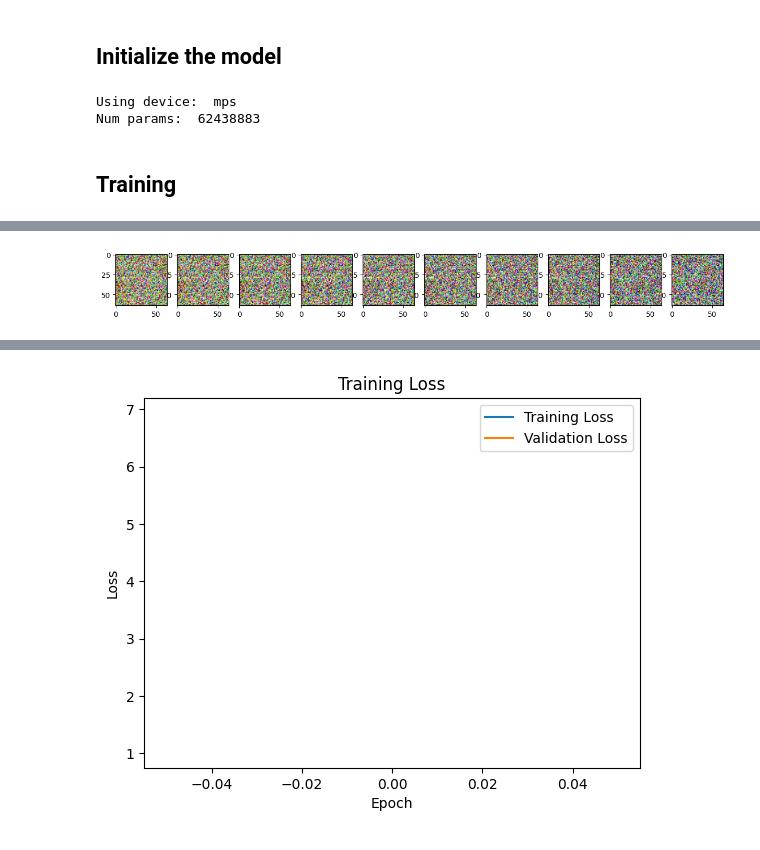
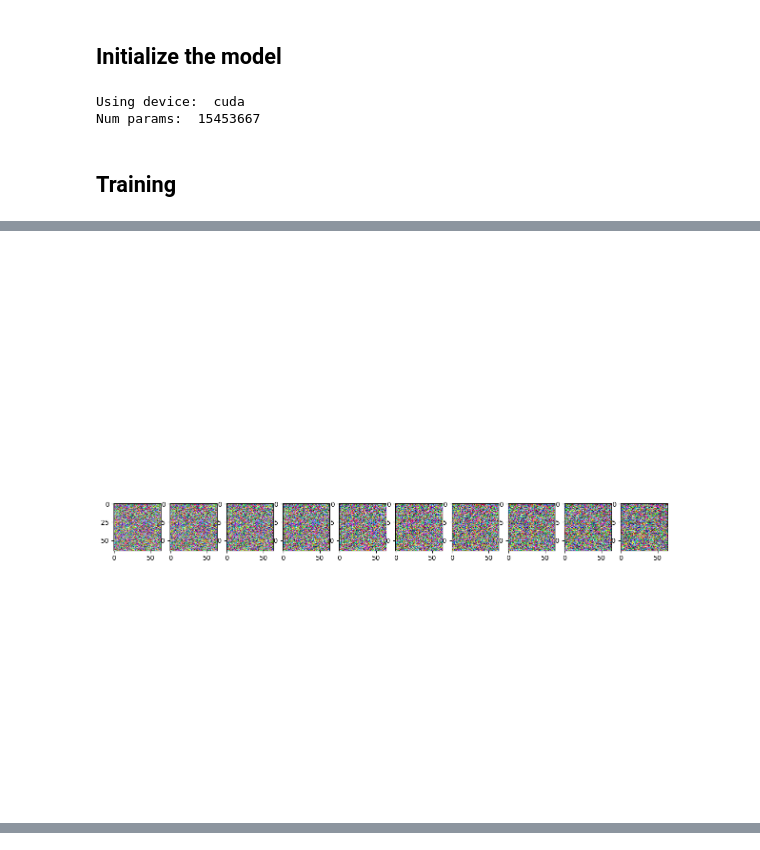
Before and after one commit to YasiiKB/gen_AI_assign3, a Jupyter notebook: diffusion_model.ipynb, the cells around one changed output, grey strips where cells are left out. Saved outputs shown, nothing was run; the diff lists cells and outputs as text; code cells hidden in the pictures.

Commit message:
save_best_model_during_training

```diff
--- a/diffusion_model.ipynb
+++ b/diffusion_model.ipynb
@@ -82,6 +82,8 @@ class ImageFolderWithoutLabels(ImageFolder):
         # override the __getitem__ method to return only the image
         return super(ImageFolderWithoutLabels, self).__getitem__(index)[0]
 # %%
+import random
+
 # DO NOT REMOVE
 IMG_SIZE = 64
 BATCH_SIZE = 32
@@ -110,8 +112,11 @@ test_loader = DataLoader(test_dataset, batch_size=BATCH_SIZE, shuffle=False)
 
 # Load the dataset from images.pt
 dataset = torch.load(dir + 'images.pt')
-train_loader = dataset[65:195]
-val_loader = dataset[-26:]
+total_sample = random.sample(dataset, 260 + 52)
+
+# Split the sampled elements into train and validation sets
+train_loader = total_sample[:260]
+val_loader = total_sample[260:]
 print(type(dataset))
 print("Length of list train_loader: ", len(train_loader))
 print("Length of list val_loader: ", len(val_loader))
@@ -326,7 +331,7 @@ device = "mps" if torch.backends.mps.is_available() else "cuda" if torch.cuda.is
 print("Using device: ", device)
 
 # Initialize the model
-model = models.UNet().to(device)
+model = models.SimpleUNet().to(device)
 print("Num params: ", sum(p.numel() for p in model.parameters()))
 
 # Initialize the optimizer
@@ -342,13 +347,16 @@ with open(result_dir + 'hyperparameters.txt', 'w') as f:
     f.write(f"Num params: , {sum(p.numel() for p in model.parameters())}\n\n")
     f.write(f"model: {model}\n\n")
 # %% [output]
-Using device:  mps
-Num params:  62438883
+Using device:  cuda
+Num params:  15453667
 # %% [markdown]
 ## Training
 # %%
-epochs = 2 # Try more!
-print("Number of batches: ", len(dataset))
+epochs = 1000  # Total number of epochs
+patience = 20  # Number of epochs to wait for improvement before stopping
+best_loss = float('inf')  # Initialize the best loss to a very high value
+best_epoch = 0  # Track the epoch at which the best loss was observed
+trigger_times = 0  # Count the epochs since the last improvement
 
 # Training loop
 train_loss = []
@@ -386,10 +394,6 @@ for epoch in range(epochs):
         # Plot the denoising process
         sample_plot_image(epoch, step)
 
-        # Save the model every 10 epochs
-        if epoch % 5 == 0:
-          # Save the model
-          torch.save(model.state_dict(), f"{result_dir}/model_epoch_{epoch}_step_{step}.pth")
 
     # Validation Loop
     model.eval()
@@ -403,7 +407,24 @@ for epoch in range(epochs):
     # Store the loss for the epoch
     train_loss.append(running_loss/len(train_loader))
     val_loss.append(val_running_loss/len(val_loader))
+    # Save the model if this epoch has the best loss so far
 
+    epoch_loss =running_loss/len(train_loader)
+
+
+    if epoch_loss < best_loss:
+        best_loss = epoch_loss
+        best_epoch = epoch
+        torch.save(model.state_dict(), f"{result_dir}/best_model.pth")
+        print(f"New best model saved at epoch {epoch} with loss {best_loss}")
+        trigger_times = 0  # Reset the early stopping trigger
+    else:
+        trigger_times += 1
+
+    # Early stopping if no improvement in the past 'patience' epochs
+    if trigger_times >= patience:
+        print(f"No improvement in loss for {patience} epochs. Stopping training.")
+        break
     # Print the loss vs epoch
     print(f"Epoch {epoch} | Loss: {train_loss[-1]} | Val Loss: {val_loss[-1]}")
 # %% [output]
@@ -412 +432 @@ Epoch 0 | Loss: 1.040030598640442
-[figure, old version]
+[figure, new version]
@@ -414,10 +433,12 @@ Epoch 0 | Loss: 1.040030598640442 | Val Loss: 6.903069496154785
 # %%
 # Plot the loss
 plt.plot(train_loss, label="Training Loss")
-plt.plot(val_loss, label="Validation Loss")
+plt.plot(val_loss, label="Validatoin Loss")
+
 plt.title("Training Loss")
 plt.xlabel("Epoch")
 plt.ylabel("Loss")
+plt.ylim(0, 0.21)
 plt.legend()
 plt.savefig(result_dir + "training_loss.png")
 plt.show()
@@ -425,5 +446,3 @@ plt.show()
 # Save the train_loss
 torch.save(train_loss, result_dir + "train_loss.pt")
 torch.save(val_loss, result_dir + "val_loss.pt")
-# %% [output]
-[figure, removed]
```
Also changed, not shown: parts of 6 cells of this notebook.
